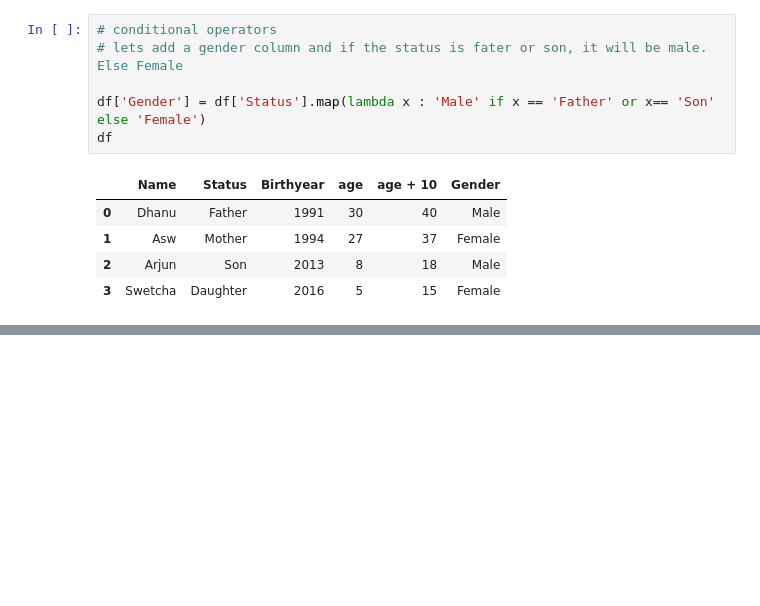
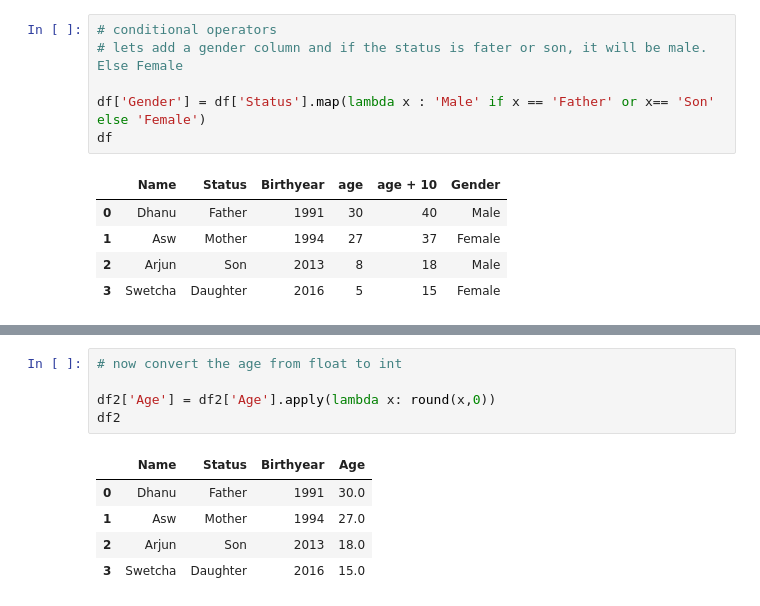
Before and after one commit to DollarDan/Data-Science, a Jupyter notebook: Python Basics/list-operations.ipynb, the cells around one changed output, grey strips where cells are left out. Saved outputs shown, nothing was run; the diff lists cells and outputs as text; blank space fills up the shorter version.

```diff
--- a/Python Basics/list-operations.ipynb
+++ b/Python Basics/list-operations.ipynb
@@ -312,0 +350,11 @@ df
+# %%
+# now convert the age from float to int
+
+df2['Age'] = df2['Age'].apply(lambda x: round(x,0))
+df2
+# %% [output]
+|  | Name | Status | Birthyear | Age |
+| 0 | Dhanu | Father | 1991 | 30.0 |
+| 1 | Asw | Mother | 1994 | 27.0 |
+| 2 | Arjun | Son | 2013 | 18.0 |
+| 3 | Swetcha | Daughter | 2016 | 15.0 |
```
Also changed, not shown: parts of 8 cells of this notebook, 1 other file.
